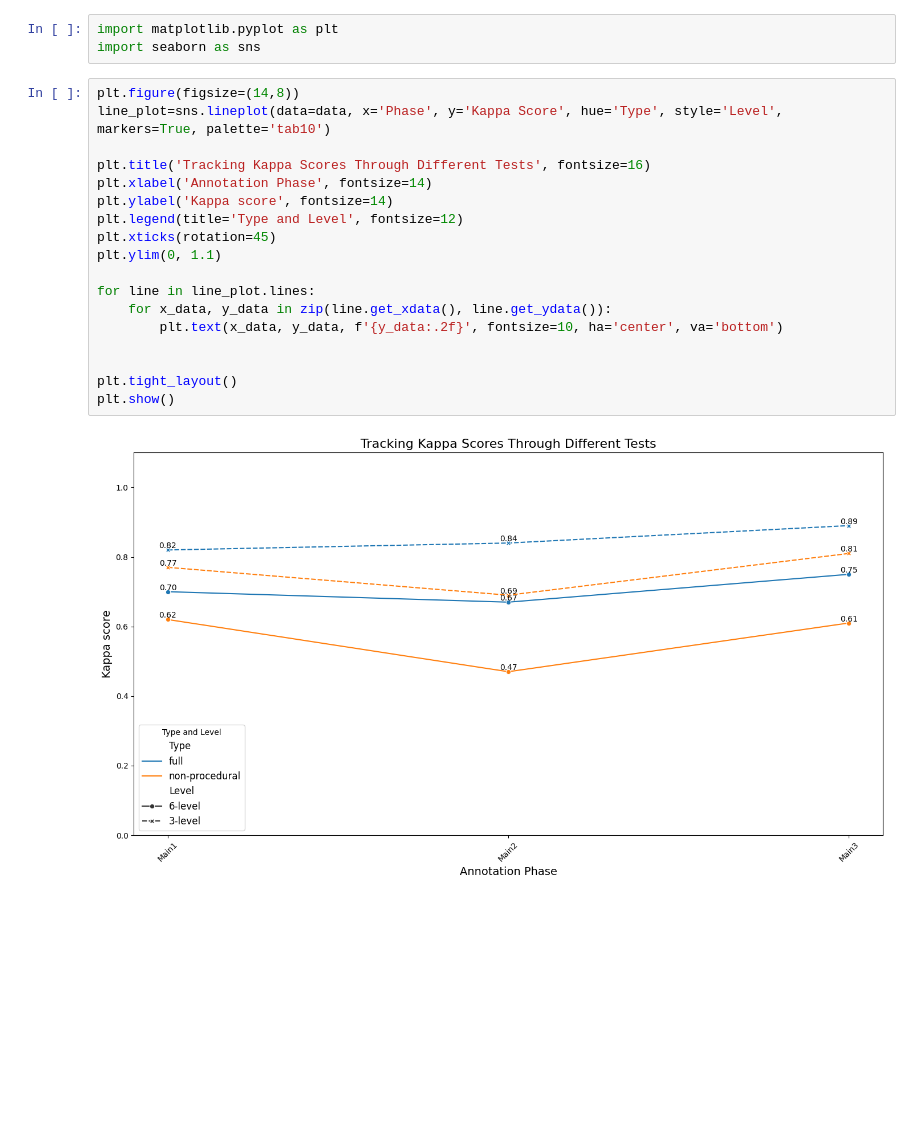
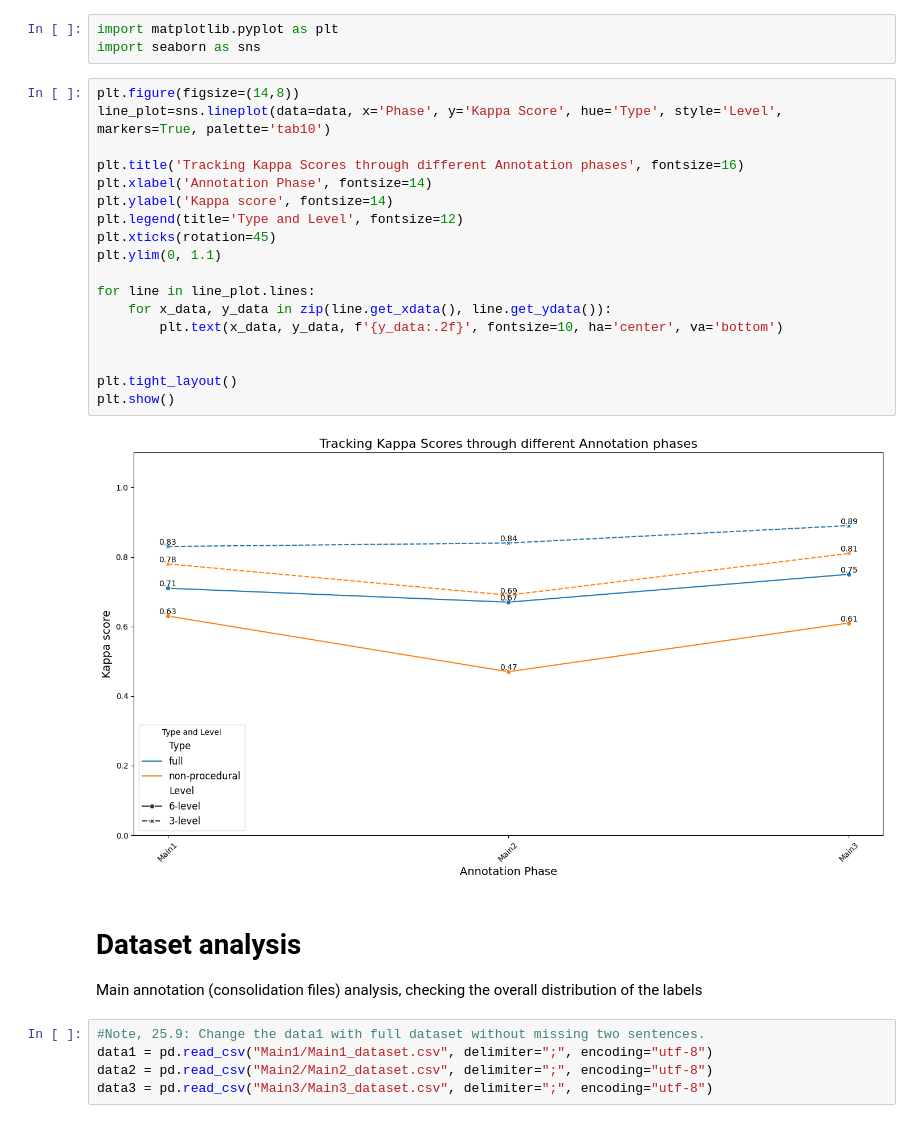
Before and after one commit to katjameden/ParlaMint_Sentiment, a Jupyter notebook: Annotation_Main/Main_Analysis.ipynb, the cells around one changed output. Drawn from its saved outputs; the diff is of its cells as text; blank space fills up the shorter version.

```diff
--- a/Annotation_Main/Main_Analysis.ipynb
+++ b/Annotation_Main/Main_Analysis.ipynb
@@ -52,20 +52,28 @@ import seaborn as sns
 # %%
 plt.figure(figsize=(14,8))
 line_plot=sns.lineplot(data=data, x='Phase', y='Kappa Score', hue='Type', style='Level', markers=True, palette='tab10')
 
-plt.title('Tracking Kappa Scores Through Different Tests', fontsize=16)
+plt.title('Tracking Kappa Scores through different Annotation phases', fontsize=16)
 plt.xlabel('Annotation Phase', fontsize=14)
 plt.ylabel('Kappa score', fontsize=14)
 plt.legend(title='Type and Level', fontsize=12)
 plt.xticks(rotation=45)
 plt.ylim(0, 1.1)
 
 for line in line_plot.lines:
     for x_data, y_data in zip(line.get_xdata(), line.get_ydata()):
         plt.text(x_data, y_data, f'{y_data:.2f}', fontsize=10, ha='center', va='bottom')
 
 
 plt.tight_layout()
 plt.show()
 # %% [output]
-[figure, old version]
+[figure, new version]
+# %% [markdown]
+# Dataset analysis
+Main annotation (consolidation files) analysis, checking the overall distribution of the labels
+# %%
+#Note, 25.9: Change the data1 with full dataset without missing two sentences.
+data1 = pd.read_csv("Main1/Main1_dataset.csv", delimiter=";", encoding="utf-8")
+data2 = pd.read_csv("Main2/Main2_dataset.csv", delimiter=";", encoding="utf-8")
+data3 = pd.read_csv("Main3/Main3_dataset.csv", delimiter=";", encoding="utf-8")
```
Also changed, not shown: parts of 3 cells of this notebook, 15 other files.
